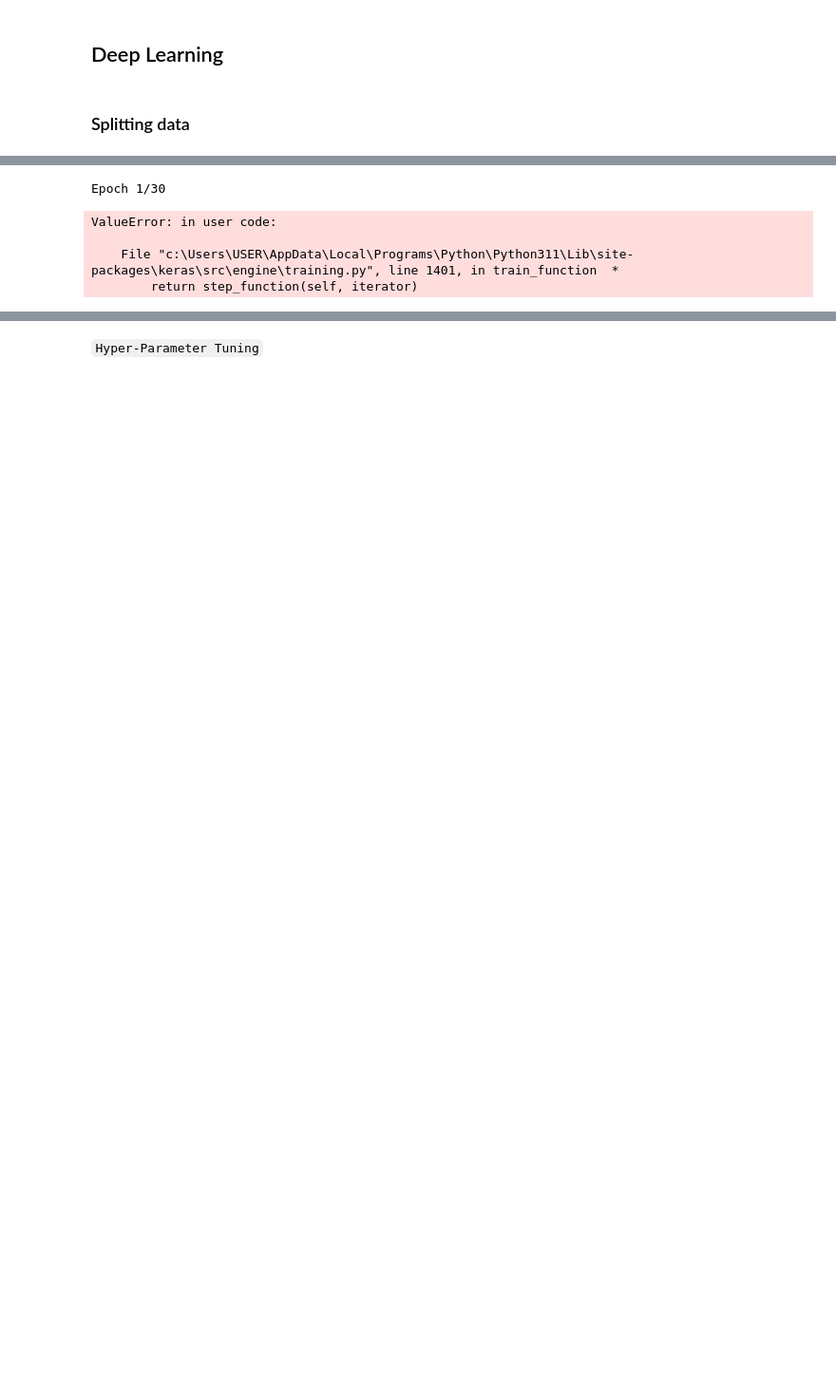
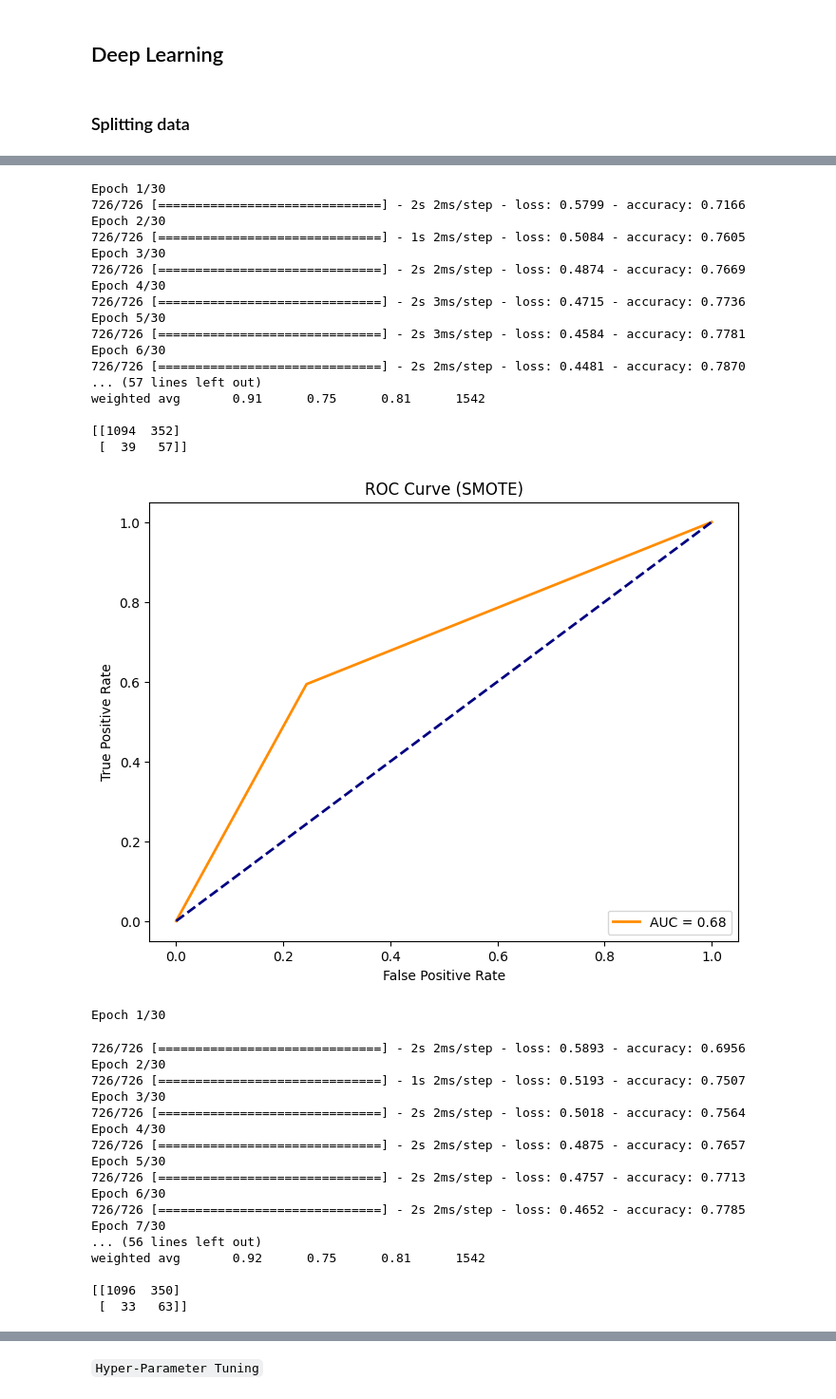
Before and after one commit to dapscc/bt4012_fraud, a Jupyter notebook: deep_learning.ipynb, the cells around one changed output, grey strips where cells are left out. Shown at 95% size. Drawn from its saved outputs; the diff is of its cells as text; code cells hidden in the pictures; blank space fills up the shorter version.

```diff
--- a/deep_learning.ipynb
+++ b/deep_learning.ipynb
@@ -224,35 +240,57 @@ Index(['Month', 'WeekOfMonth', 'DayOfWeek', 'Make_Honda', 'Make_Toyota',
 # %%
 results={}
 
-#No Sampling
-metrics = train_ann(X_train_rf,y_train, X_val,y_val,'No Sampling')
-results[metrics[0]] = metrics[1:]
+#smote
+X_smote_rf, y_smote_rf = smote(X_train_rf, y_train)
 
-#smote
-X_smote, y_smote = smote(X_train_rf, y_train)
-
-metrics = train_ann(X_smote, y_smote, X_val,y_val,'SMOTE')
+metrics = train_ann_rf(X_smote_rf, y_smote_rf, X_val_rf,y_val,'SMOTE')
 results[metrics[0]] = metrics[1:]
 
 #oversampling
-X_over, y_over = oversample(X_train_rf, y_train)
+X_over_rf, y_over_rf = oversample(X_train_rf, y_train)
 
-metrics = train_ann(X_over, y_over, X_val,y_val,'RandomOverSampler')
+metrics = train_ann_rf(X_over_rf, y_over_rf, X_val_rf,y_val,'RandomOverSampler')
 results[metrics[0]] = metrics[1:]
 
 #undersampling
-X_under, y_under = undersample(X_train_rf, y_train)
+X_under_rf, y_under_rf = undersample(X_train_rf, y_train)
 
-metrics = train_ann(X_under, y_under, X_val,y_val,'RandomUnderSampler')
+metrics = train_ann_rf(X_under_rf, y_under_rf, X_val_rf,y_val,'RandomUnderSampler')
 results[metrics[0]] = metrics[1:]
-
-#ncr
-X_ncr, y_ncr = ncr(X_train_rf, y_train)
-metrics = train_ann(X_ncr, y_ncr, X_val,y_val,'NCR')
-results[metrics[0]] = metrics[1:]
 # %% [output]
 Epoch 1/30
+726/726 [==============================] - 2s 2ms/step - loss: 0.5799 - accuracy: 0.7166
+Epoch 2/30
+726/726 [==============================] - 1s 2ms/step - loss: 0.5084 - accuracy: 0.7605
+Epoch 3/30
+726/726 [==============================] - 2s 2ms/step - loss: 0.4874 - accuracy: 0.7669
+Epoch 4/30
+726/726 [==============================] - 2s 3ms/step - loss: 0.4715 - accuracy: 0.7736
+Epoch 5/30
+726/726 [==============================] - 2s 3ms/step - loss: 0.4584 - accuracy: 0.7781
+Epoch 6/30
+726/726 [==============================] - 2s 2ms/step - loss: 0.4481 - accuracy: 0.7870
+... (57 lines left out)
+weighted avg       0.91      0.75      0.81      1542
+
+[[1094  352]
+ [  39   57]]
+[figure, added]
-ValueError: in user code:
-
-    File "c:\Users\USER\AppData\Local\Programs\Python\Python311\Lib\site-packages\keras\src\engine\training.py", line 1401, in train_function  *
-        return step_function(self, iterator)
+Epoch 1/30
+726/726 [==============================] - 2s 2ms/step - loss: 0.5893 - accuracy: 0.6956
+Epoch 2/30
+726/726 [==============================] - 1s 2ms/step - loss: 0.5193 - accuracy: 0.7507
+Epoch 3/30
+726/726 [==============================] - 2s 2ms/step - loss: 0.5018 - accuracy: 0.7564
+Epoch 4/30
+726/726 [==============================] - 2s 2ms/step - loss: 0.4875 - accuracy: 0.7657
+Epoch 5/30
+726/726 [==============================] - 2s 2ms/step - loss: 0.4757 - accuracy: 0.7713
+Epoch 6/30
+726/726 [==============================] - 2s 2ms/step - loss: 0.4652 - accuracy: 0.7785
+Epoch 7/30
+... (56 lines left out)
+weighted avg       0.92      0.75      0.81      1542
+
+[[1096  350]
+ [  33   63]]
```
Also changed, not shown: parts of 20 cells of this notebook, 2 other files.
